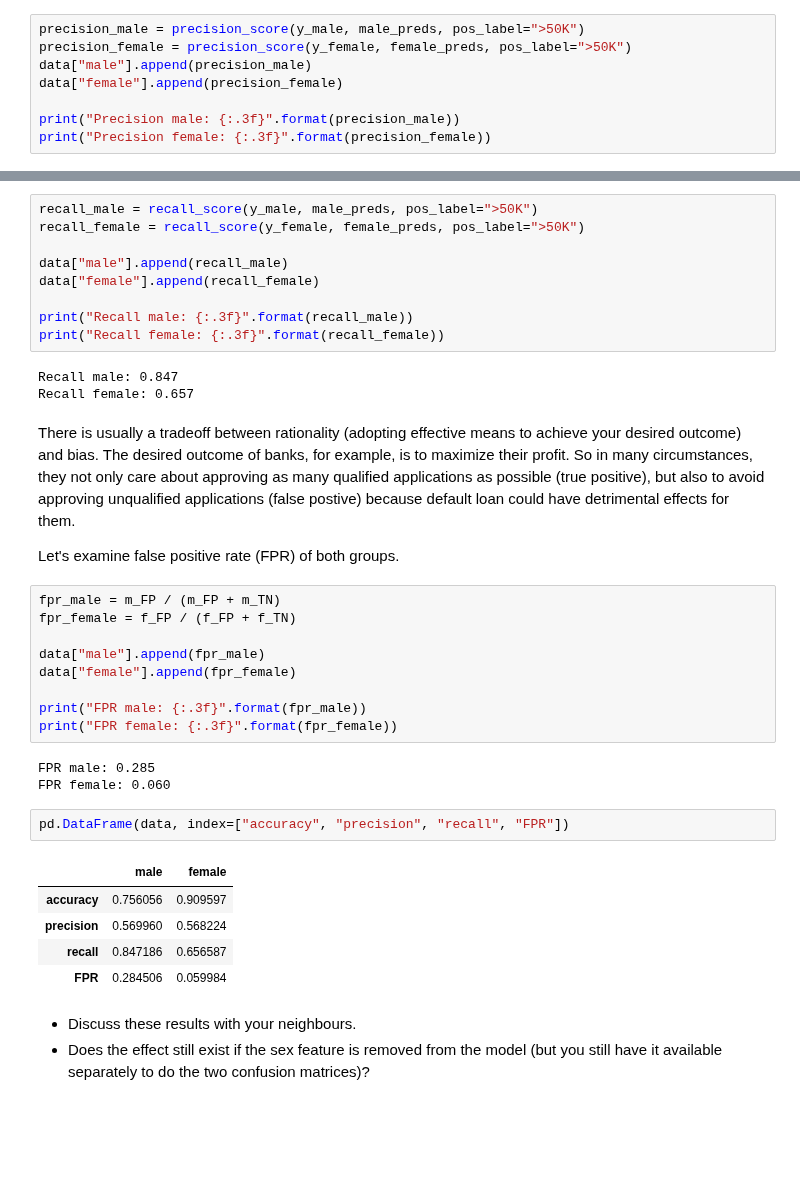
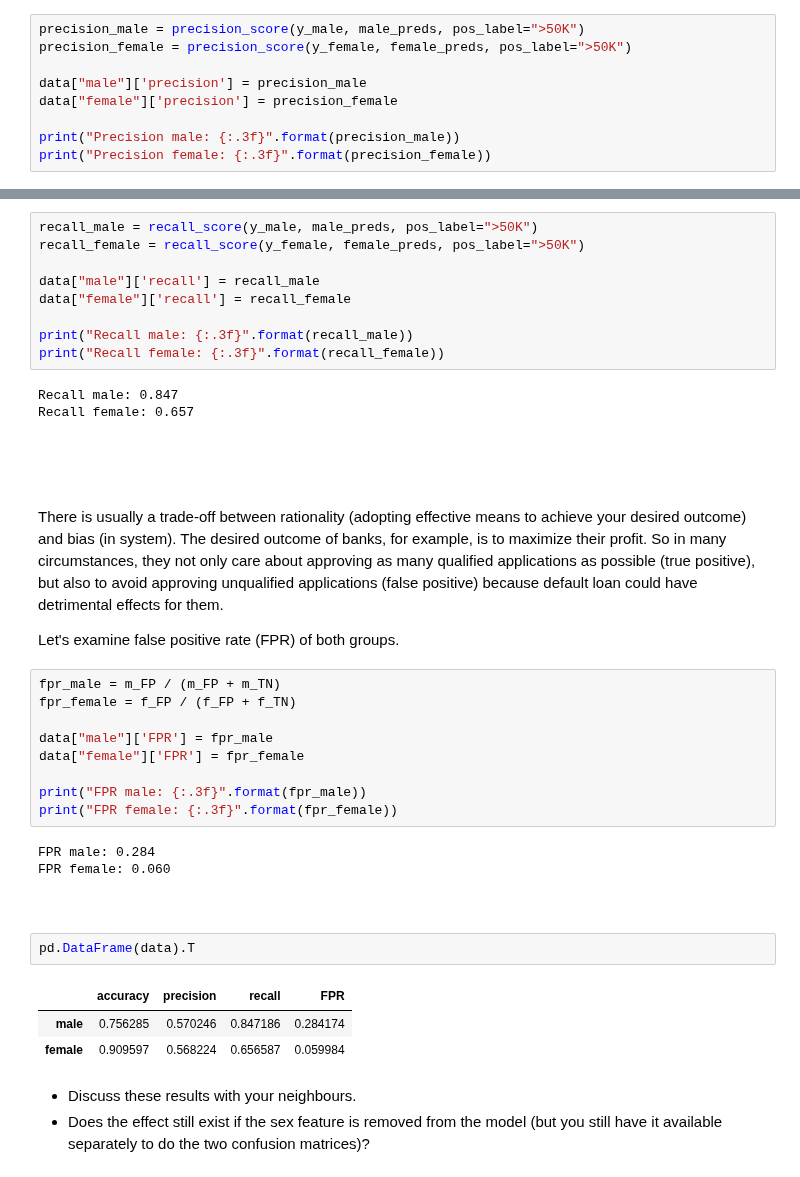
Before and after one commit to UBC-CS/cpsc330-2023s, a Jupyter notebook: lectures/20_ethics.ipynb, the cells around one changed output, grey strips where cells are left out. Cells and saved outputs as stored; diff of their text form; blank space fills up the shorter version.

```diff
--- a/lectures/20_ethics.ipynb
+++ b/lectures/20_ethics.ipynb
@@ -252,8 +257,9 @@ Calculate the precision for male and female. Based on your results, do you think
 # %%
 precision_male = precision_score(y_male, male_preds, pos_label=">50K")
 precision_female = precision_score(y_female, female_preds, pos_label=">50K")
-data["male"].append(precision_male)
-data["female"].append(precision_female)
+
+data["male"]['precision'] = precision_male
+data["female"]['precision'] = precision_female
 
 print("Precision male: {:.3f}".format(precision_male))
 print("Precision female: {:.3f}".format(precision_female))
@@ -266,38 +289,40 @@ Precision female: 0.568
 recall_male = recall_score(y_male, male_preds, pos_label=">50K")
 recall_female = recall_score(y_female, female_preds, pos_label=">50K")
 
-data["male"].append(recall_male)
-data["female"].append(recall_female)
+data["male"]['recall'] = recall_male
+data["female"]['recall'] = recall_female
 
 print("Recall male: {:.3f}".format(recall_male))
 print("Recall female: {:.3f}".format(recall_female))
 # %% [output]
 Recall male: 0.847
 Recall female: 0.657
+# %% [markdown]
+<br><br>
 # %% [markdown]
-There is usually a tradeoff between rationality (adopting effective means to achieve your desired outcome) and bias. The desired outcome of banks, for example, is to maximize their profit. So in many circumstances, they not only care about approving as many qualified applications as possible (true positive), but also to avoid approving unqualified applications (false postive) because default loan could have detrimental effects for them.
+There is usually a trade-off between rationality (adopting effective means to achieve your desired outcome) and bias (in system). The desired outcome of banks, for example, is to maximize their profit. So in many circumstances, they not only care about approving as many qualified applications as possible (true positive), but also to avoid approving unqualified applications (false positive) because default loan could have detrimental effects for them.
 
 Let's examine false positive rate (FPR) of both groups.
-# %%
-fpr_male = m_FP / (m_FP + m_TN)
-fpr_female = f_FP / (f_FP + f_TN)
-
-data["male"].append(fpr_male)
-data["female"].append(fpr_female)
-
-print("FPR male: {:.3f}".format(fpr_male))
-print("FPR female: {:.3f}".format(fpr_female))
-# %% [output]
-FPR male: 0.285
-FPR female: 0.060
+# %%
+fpr_male = m_FP / (m_FP + m_TN)
+fpr_female = f_FP / (f_FP + f_TN)
+
+data["male"]['FPR'] = fpr_male
+data["female"]['FPR'] = fpr_female
+
+print("FPR male: {:.3f}".format(fpr_male))
+print("FPR female: {:.3f}".format(fpr_female))
+# %% [output]
+FPR male: 0.284
+FPR female: 0.060
+# %% [markdown]
+<br>
 # %%
-pd.DataFrame(data, index=["accuracy", "precision", "recall", "FPR"])
+pd.DataFrame(data).T
 # %% [output]
-|  | male | female |
-| accuracy | 0.756056 | 0.909597 |
-| precision | 0.569960 | 0.568224 |
-| recall | 0.847186 | 0.656587 |
-| FPR | 0.284506 | 0.059984 |
+|  | accuracy | precision | recall | FPR |
+| male | 0.756285 | 0.570246 | 0.847186 | 0.284174 |
+| female | 0.909597 | 0.568224 | 0.656587 | 0.059984 |
 # %% [markdown]
 - Discuss these results with your neighbours.
 - Does the effect still exist if the sex feature is removed from the model (but you still have it available separately to do the two confusion matrices)?
```
Also changed, not shown: parts of 41 cells of this notebook, 1 other file.
